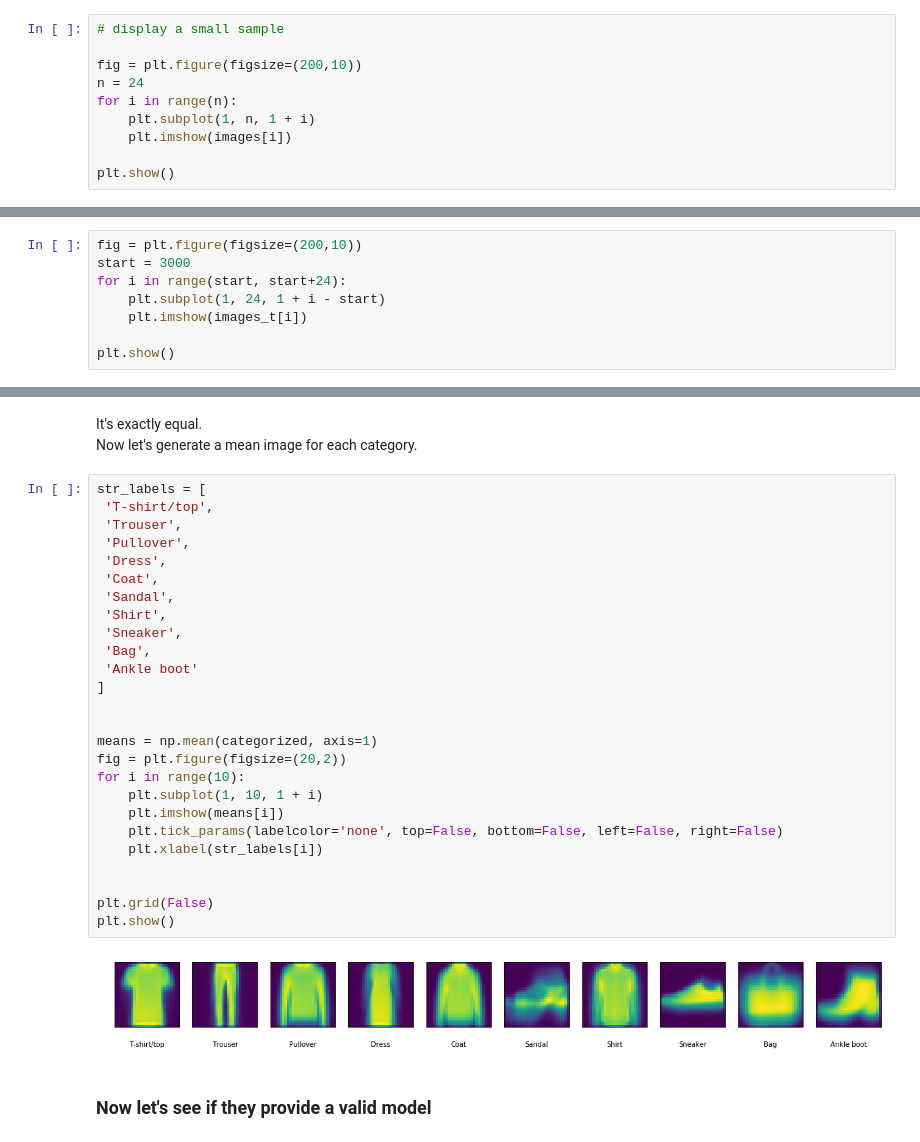
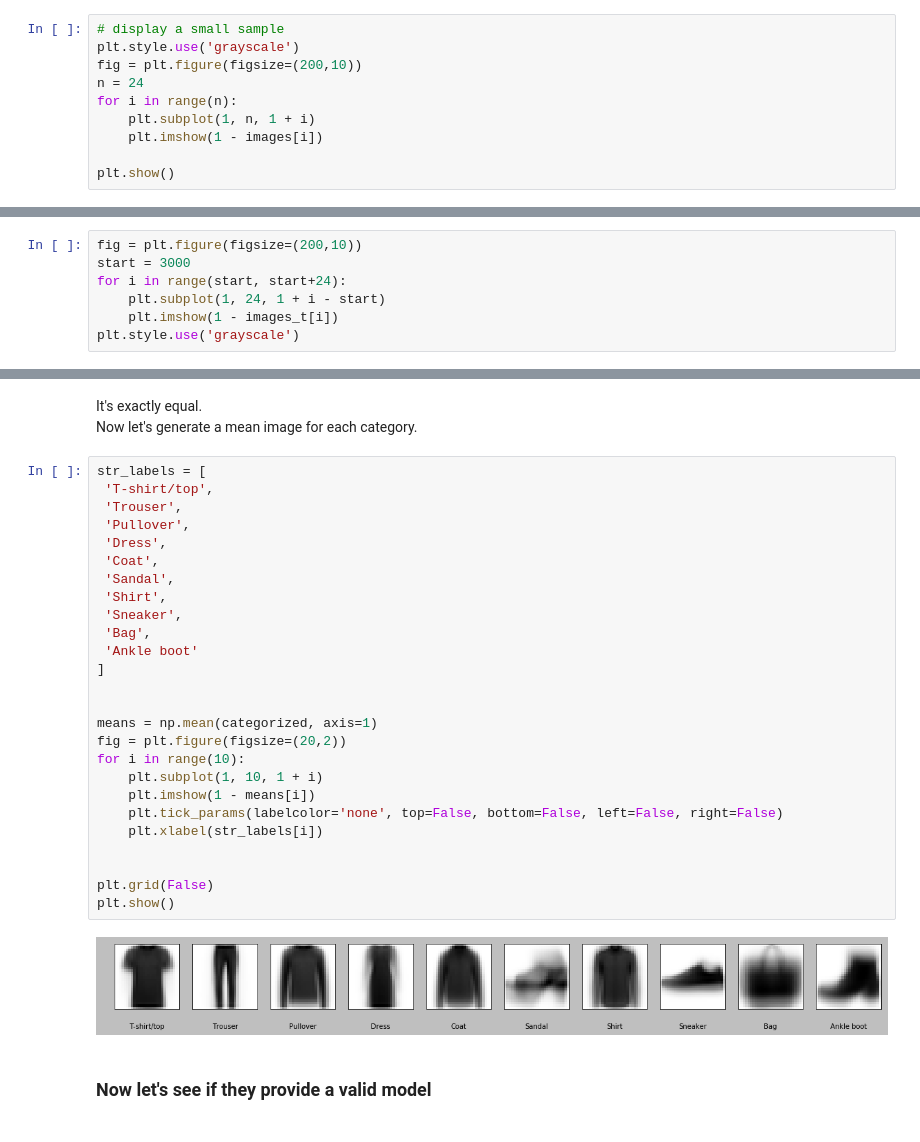
Before and after one commit to Joald/fashion-mnist-predict, a Jupyter notebook: Data exploration.ipynb, the cells around one changed output, grey strips where cells are left out. Saved outputs shown, nothing was run; the diff lists cells and outputs as text.

```diff
--- a/Data exploration.ipynb
+++ b/Data exploration.ipynb
@@ -23,12 +23,12 @@ import numpy as np
 import matplotlib.pyplot as plt
 # %%
 # display a small sample
-
+plt.style.use('grayscale')
 fig = plt.figure(figsize=(200,10))
 n = 24
 for i in range(n):
     plt.subplot(1, n, 1 + i)
-    plt.imshow(images[i])
+    plt.imshow(1 - images[i])
 
 plt.show()
 # %% [output]
@@ -40,7 +40,6 @@ fig = plt.figure(figsize=(200,10))
 start = 3000
 for i in range(start, start+24):
     plt.subplot(1, 24, 1 + i - start)
-    plt.imshow(images_t[i])
-
-plt.show()
+    plt.imshow(1 - images_t[i])
+plt.style.use('grayscale')
 # %% [output]
@@ -68,31 +67,31 @@ Now let's generate a mean image for each category.
 # %%
 str_labels = [
  'T-shirt/top',
  'Trouser',
  'Pullover',
  'Dress',
  'Coat',
  'Sandal',
  'Shirt',
  'Sneaker',
  'Bag',
  'Ankle boot'
 ]
 
 
 means = np.mean(categorized, axis=1)
 fig = plt.figure(figsize=(20,2))
 for i in range(10):
     plt.subplot(1, 10, 1 + i)
-    plt.imshow(means[i])
+    plt.imshow(1 - means[i])
     plt.tick_params(labelcolor='none', top=False, bottom=False, left=False, right=False)
     plt.xlabel(str_labels[i])
 
 
 plt.grid(False)
 plt.show()
 # %% [output]
-[figure, old version]
+[figure, new version]
 # %% [markdown]
 ### Now let's see if they provide a valid model
 # %%
```
Also changed, not shown: parts of 20 cells of this notebook, 7 other files.
